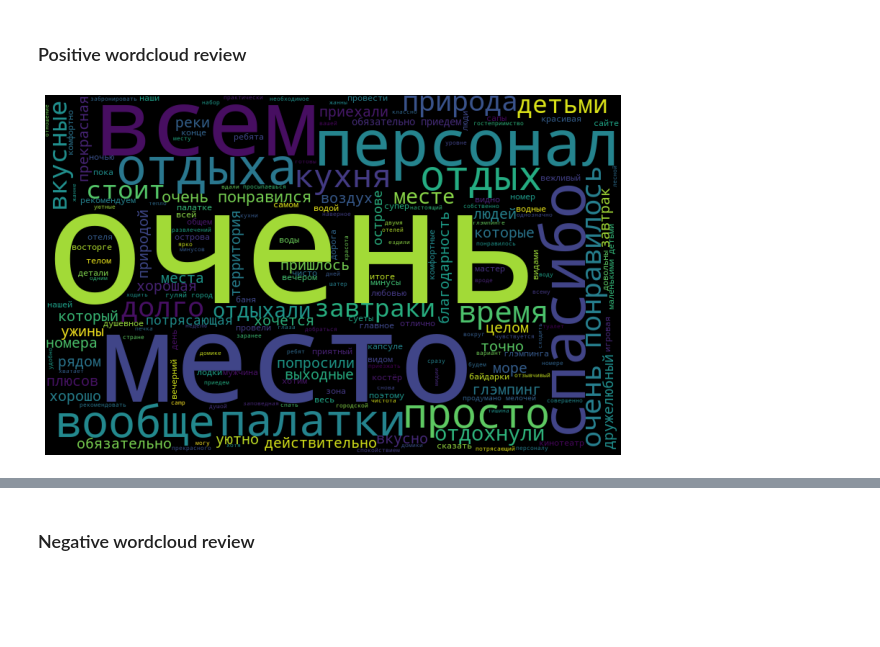
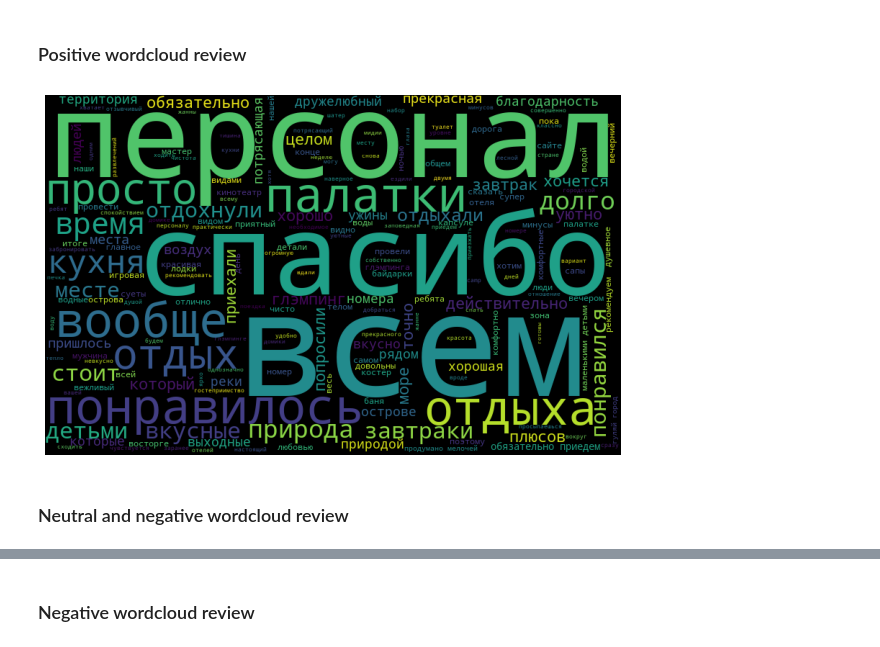
Before and after one commit to Anastation67/glamping_project_2022, a Jupyter notebook: Cleaned .ipynb, the cells around one changed output, grey strips where cells are left out. Saved outputs shown, nothing was run; the diff lists cells and outputs as text; code cells hidden in the pictures; blank space fills up the shorter version.

```diff
--- a/Cleaned .ipynb
+++ b/Cleaned .ipynb
@@ -150,6 +150,8 @@ from nltk.corpus import stopwords
 stop = stopwords.words('russian')
 stop.remove('хорошо')
 stop.append('это')
+stop.append('очень')
+stop.append('место')
 
 from nltk.stem import WordNetLemmatizer
 lemmatizer = WordNetLemmatizer()
@@ -249,7 +272,7 @@ new['neutral'] = neutral_list
 # %%
 overall = []
 for i in range(30):
-    mx = max(positive_list[i], negative_list[i])
+    mx = max(positive_list[i], negative_list[i], neutral_list[i])
     if mx == positive_list[i]:
         m = 1
     else:
@@ -285,15 +325,17 @@ import matplotlib.pyplot as plt
 # %%
 from wordcloud import WordCloud
 
 words_list = new[new['positive']>0]['collected_reviews'].unique().tolist()
 pos_words = " ".join(words_list)
 
-pos_wordcloud =  WordCloud(width=800, height = 500, stopwords = stop).generate(pos_words)
+pos_wordcloud = WordCloud(background_color = 'black', width=800, height = 500, stopwords = stop).generate(pos_words)
 
 plt.figure(figsize=(8, 8), facecolor = None)
 plt.imshow(pos_wordcloud)
 plt.axis("off")
 plt.tight_layout(pad=0)
 plt.show()
 # %% [output]
-[figure, old version]
+[figure, new version]
+# %% [markdown]
+### Neutral and negative wordcloud review
```
Also changed, not shown: parts of 11 cells of this notebook.
